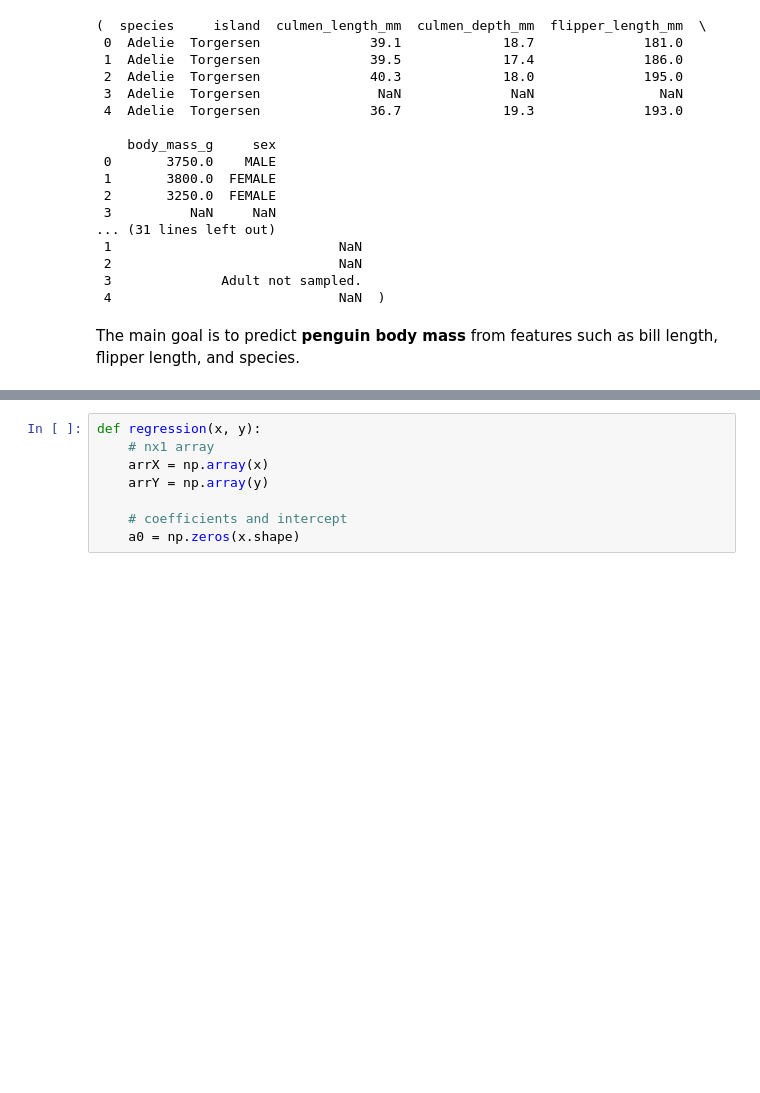
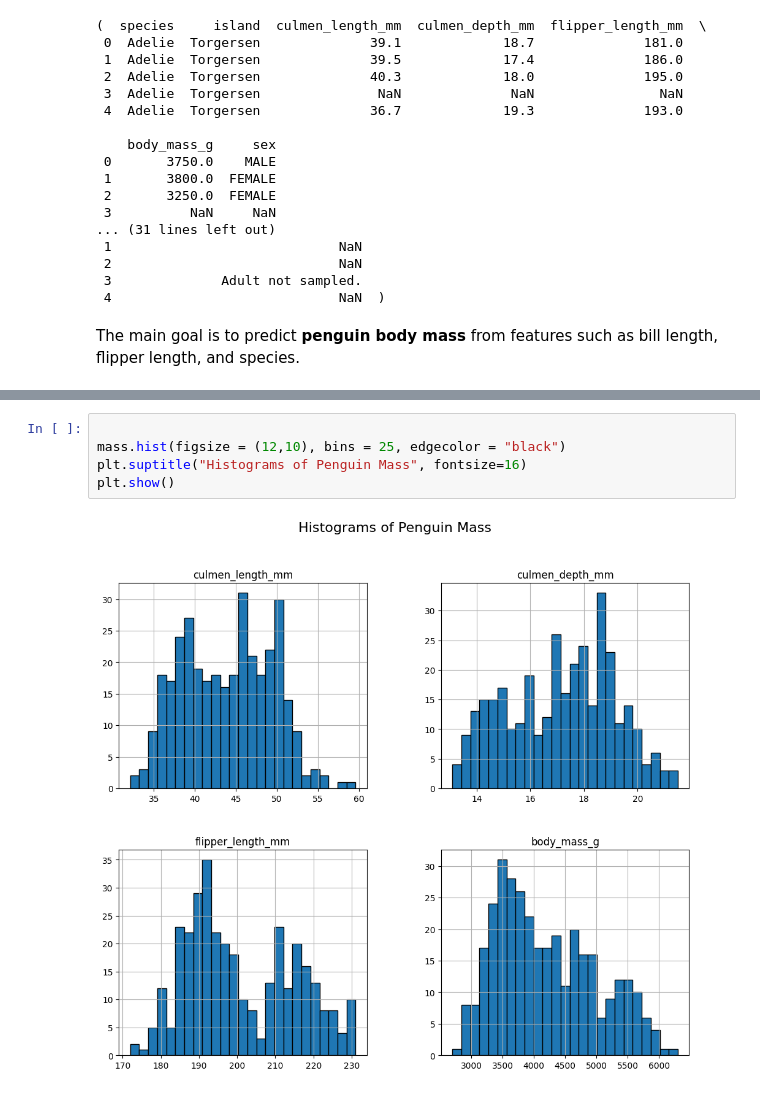
Before and after one commit to jaden-goh/coursework, a Jupyter notebook: machine learning and artificial intelligence/regression/linearRegression.ipynb, the cells around one changed output, grey strips where cells are left out. Saved outputs shown, nothing was run; the diff lists cells and outputs as text; blank space fills up the shorter version.

Commit message:
regression

```diff
--- a/machine learning and artificial intelligence/regression/linearRegression.ipynb
+++ b/machine learning and artificial intelligence/regression/linearRegression.ipynb
@@ -56,8 +63,7 @@ plt.show()
 # %%
-def regression(x, y):
-    # nx1 array
-    arrX = np.array(x)
-    arrY = np.array(y)
 
-    # coefficients and intercept
-    a0 = np.zeros(x.shape)
+mass.hist(figsize = (12,10), bins = 25, edgecolor = "black")
+plt.suptitle("Histograms of Penguin Mass", fontsize=16)
+plt.show()
+# %% [output]
+[figure, added]
```
Also changed, not shown: parts of 5 cells of this notebook.
